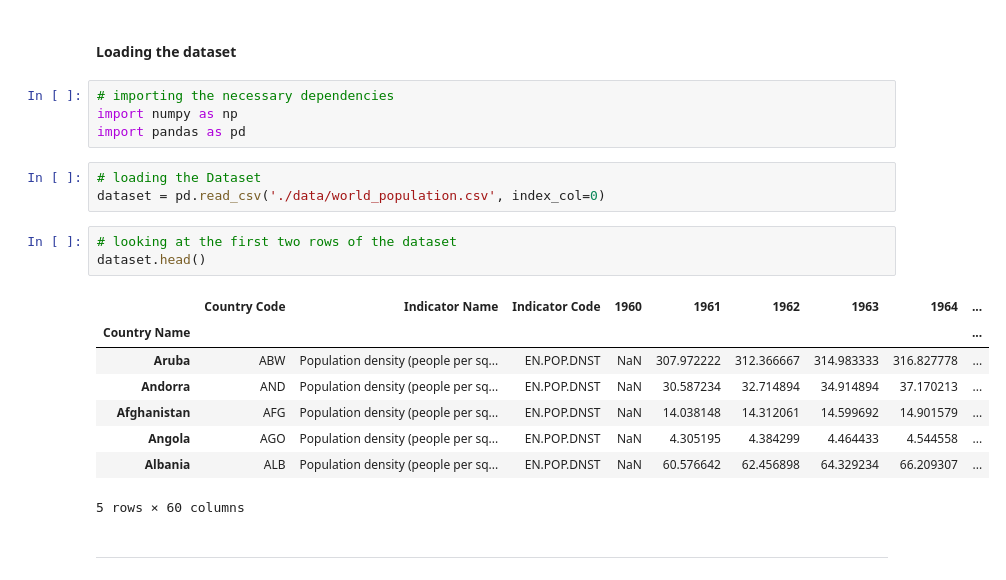
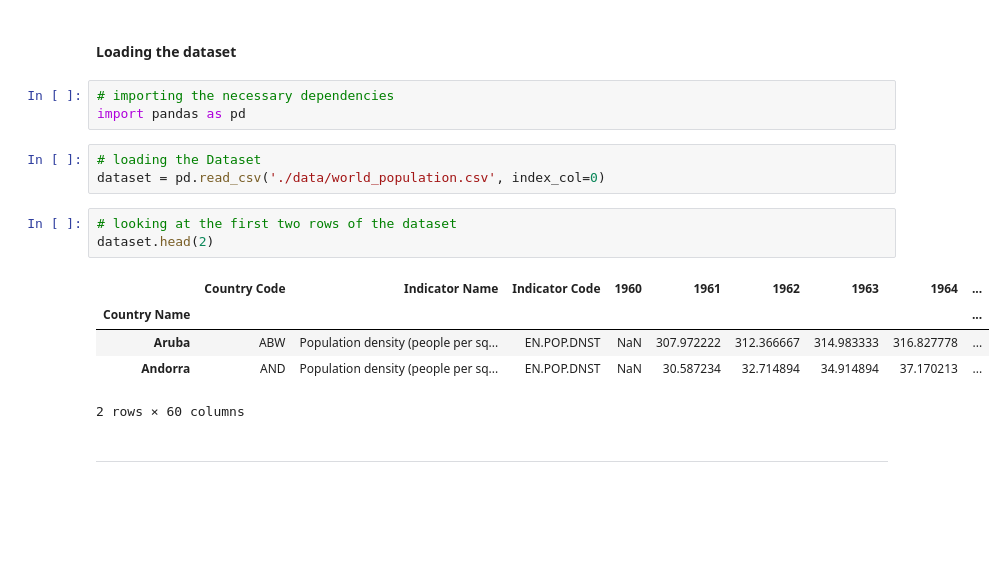
Before and after one commit to R4j4n/Semester2, a Jupyter notebook: 103/Activities/Activity04/activity04.ipynb, the cells around one changed output. Saved outputs shown, nothing was run; the diff lists cells and outputs as text; blank space fills up the shorter version.

```diff
--- a/103/Activities/Activity04/activity04.ipynb
+++ b/103/Activities/Activity04/activity04.ipynb
@@ -8,23 +8,19 @@ Your already existing knowledge of NumPy will also help.
 #### Loading the dataset
 # %%
 # importing the necessary dependencies
-import numpy as np
 import pandas as pd
 # %%
 # loading the Dataset
 dataset = pd.read_csv('./data/world_population.csv', index_col=0)
 # %%
 # looking at the first two rows of the dataset
-dataset.head()
+dataset.head(2)
 # %% [output]
 |  | Country Code | Indicator Name | Indicator Code | 1960 | 1961 | 1962 | 1963 | 1964 | ... |
 | Country Name |  |  |  |  |  |  |  |  | ... |
 | Aruba | ABW | Population density (people per sq... | EN.POP.DNST | NaN | 307.972222 | 312.366667 | 314.983333 | 316.827778 | ... |
 | Andorra | AND | Population density (people per sq... | EN.POP.DNST | NaN | 30.587234 | 32.714894 | 34.914894 | 37.170213 | ... |
-| Afghanistan | AFG | Population density (people per sq... | EN.POP.DNST | NaN | 14.038148 | 14.312061 | 14.599692 | 14.901579 | ... |
-| Angola | AGO | Population density (people per sq... | EN.POP.DNST | NaN | 4.305195 | 4.384299 | 4.464433 | 4.544558 | ... |
-| Albania | ALB | Population density (people per sq... | EN.POP.DNST | NaN | 60.576642 | 62.456898 | 64.329234 | 66.209307 | ... |
-5 rows × 60 columns
+2 rows × 60 columns
 # %% [markdown]
 ---
 # %% [markdown]
```
Also changed, not shown: parts of 11 cells of this notebook, 14 other files.
